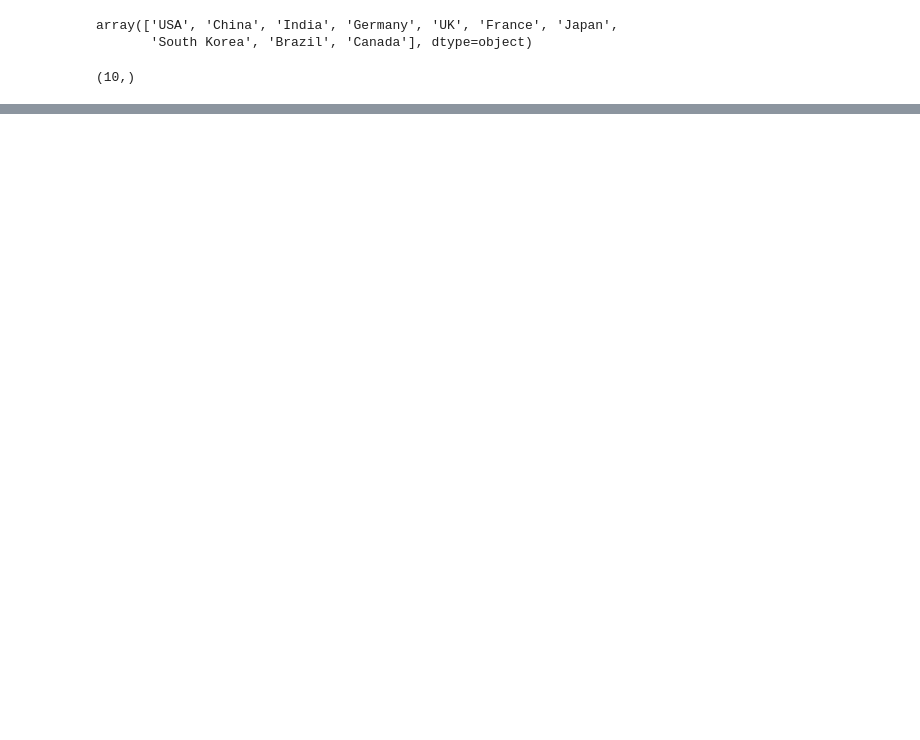
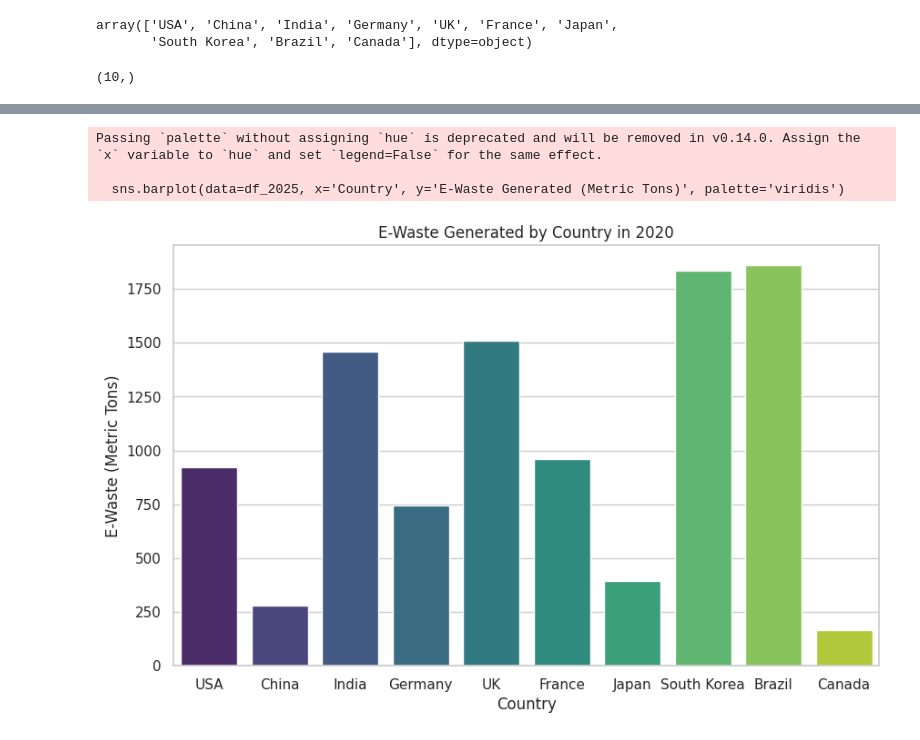
Before and after one commit to Bhargavvv412/EDA-Feature-Engineering, a Jupyter notebook: Global_Tech_Gadget_Consumption.ipynb, the cells around one changed output, grey strips where cells are left out. Drawn from its saved outputs; the diff is of its cells as text; code cells hidden in the pictures; blank space fills up the shorter version.

```diff
--- a/Global_Tech_Gadget_Consumption.ipynb
+++ b/Global_Tech_Gadget_Consumption.ipynb
@@ -90,0 +166,12 @@ df=pd.concat()
+# %%
+df_2025 = df[df['Year'] == 2025]
+plt.figure(figsize=(10, 6))
+sns.barplot(data=df_2025, x='Country', y='E-Waste Generated (Metric Tons)', palette='viridis')
+plt.title("E-Waste Generated by Country in 2020")
+plt.ylabel("E-Waste (Metric Tons)")
+plt.show()
+# %% [output]
+Passing `palette` without assigning `hue` is deprecated and will be removed in v0.14.0. Assign the `x` variable to `hue` and set `legend=False` for the same effect.
+
+  sns.barplot(data=df_2025, x='Country', y='E-Waste Generated (Metric Tons)', palette='viridis')
+[figure, added]
```
Also changed, not shown: parts of 23 cells of this notebook.
